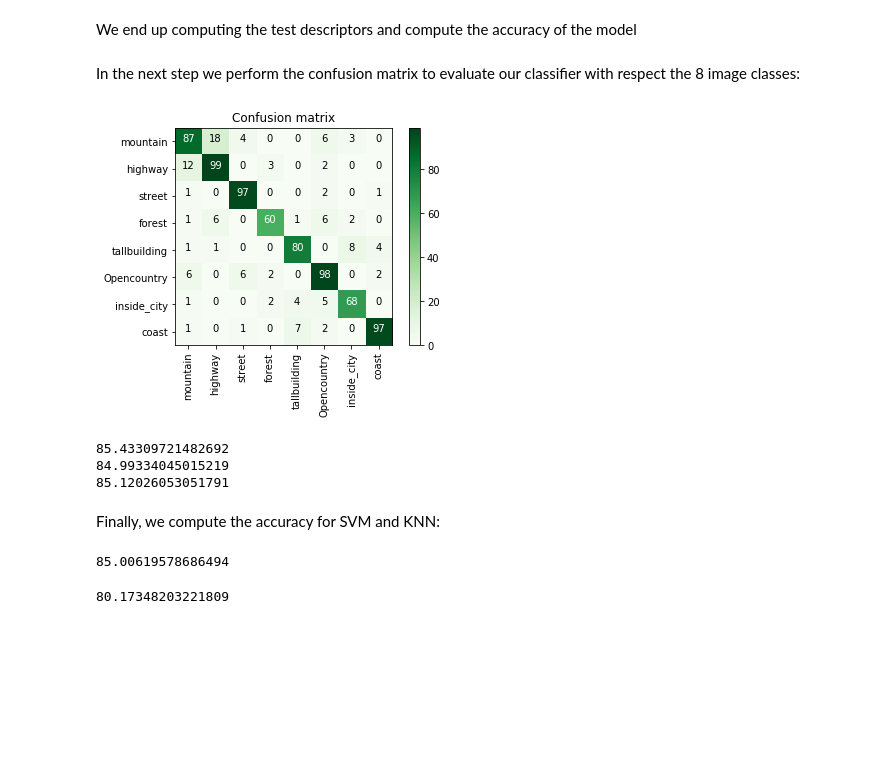
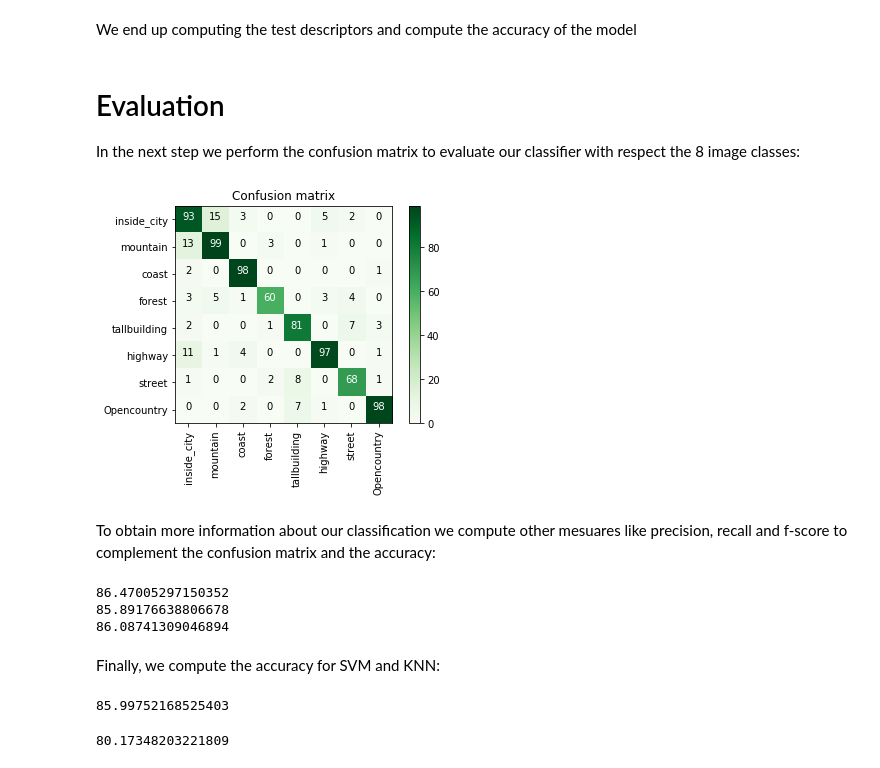
Before and after one commit to quimcomas/M3-project, a Jupyter notebook: BoVW/BagofVisualWords.ipynb, the cells around one changed output. Cells and saved outputs as stored; diff of their text form; code cells hidden in the pictures; blank space fills up the shorter version.

Commit message:
histogram fixed + kernels results

```diff
--- a/BoVW/BagofVisualWords.ipynb
+++ b/BoVW/BagofVisualWords.ipynb
@@ -208,21 +213,21 @@ In this step we add the SVM classifier to train our data. Before train our visua
 # %%
 #Choose the type of kernel (histogram by default):
 
-Kernel= 'rbf'
+Kernel= 'histogram'
 
 stdSlr= StandardScaler().fit(visual_words)
 scaled = stdSlr.transform(visual_words)
 start=time.time()
 if(Kernel=='linear'):
-    clf= svm.SVC(kernel='linear',C=1,gamma=0.002)
+    clf= svm.SVC(kernel='linear',C=0.01,gamma=0.002)
 if(Kernel=='rbf'):
     clf= svm.SVC(kernel='rbf',C=1,gamma=0.002)
 if(Kernel=='poly'):
-    clf= svm.SVC(kernel='poly',C=1,gamma=0.002)
+    clf= svm.SVC(kernel='poly',C=1,gamma=1)
 if(Kernel=='sigmoid'):
     clf= svm.SVC(kernel='sigmoid',C=1,gamma=0.002)
 if(Kernel=='histogram'):
-    clf= svm.SVC(kernel='precomputed',C=1)
+    clf= svm.SVC(kernel='precomputed',C=0.01)
 
 folds = list(skf.split(scaled, train_labels))
 for j, (train_idx, test_idx) in enumerate(folds):
@@ -238,8 +243,9 @@ for j, (train_idx, test_idx) in enumerate(folds):
     else:
         clf.fit(scaled_train,labels_train)
 
-    accuracy = 100*clf.score(scaled_valid, labels_valid)
-    print(accuracy)
+    if(Kernel!='histogram'):
+        accuracy = 100*clf.score(scaled_valid, labels_valid)
+        print(accuracy)
 end=time.time()
 print('Time: {}s.'.format(str(end-start)))
 # %% [output]
@@ -361,42 +364,44 @@ for i in range(len(test_images_filenames)):
     words=codebook.predict(des)
     visual_words_test[i,:]=np.bincount(words,minlength=k)
 # %% [markdown]
+<h1>Evaluation</h1>
+
 In the next step we perform the confusion matrix to evaluate our classifier with respect the 8 image classes:
 # %%
 classes = list(set(test_labels))
 
 if(Kernel== 'histogram'):
-    predict= histogram_intersection(stdSlr.transform(visual_words_test),scaled)
+    predict= histogram_intersection(stdSlr.transform(visual_words_test),scaled_train)
     predictions= clf.predict(predict)
 else:
     predictions= clf.predict(stdSlr.transform(visual_words_test))
 
 conf_matrix= confusion_matrix(test_labels,predictions)
 plt.figure()
 plt.imshow(conf_matrix, interpolation='nearest', cmap=plt.cm.Greens)
 plt.title('Confusion matrix')
 plt.colorbar()
 tick_marks = np.arange(len(classes))
 plt.xticks(tick_marks, classes, rotation=90)
 plt.yticks(tick_marks, classes)
 
 thresh = conf_matrix.max() / 2.
 for i, j in itertools.product(range(conf_matrix.shape[0]), range(conf_matrix.shape[1])):
     plt.text(j, i, conf_matrix[i, j],horizontalalignment="center",color="white" if conf_matrix[i, j] > thresh else "black")
 # %% [output]
-[figure, old version]
+[figure, new version]
+# %% [markdown]
+To obtain more information about our classification we compute other mesuares like precision, recall and f-score to complement the confusion matrix and the accuracy:
 # %%
-#Provisional: I'm trying to perform more evaluation metrics
-
 precision, recall, fscore, support= precision_recall_fscore_support(test_labels, predictions,average='macro')
 
 print (precision*100)
 print (recall*100)
 print (fscore*100)
 # %% [output]
-85.43309721482692
-84.99334045015219
-85.12026053051791
+86.47005297150352
+85.89176638806678
+86.08741309046894
 # %% [markdown]
 Finally, we compute the accuracy for SVM and KNN:
 # %%
@@ -406,7 +411,7 @@ else:
     accuracy_svm = 100*clf.score(stdSlr.transform(visual_words_test), test_labels)
 print(accuracy_svm)
 # %% [output]
-85.00619578686494
+85.99752168525403
 # %%
 accuracy_knn = 100*knn.score(visual_words_test, test_labels)
 print(accuracy_knn)
```
Also changed, not shown: parts of 6 cells of this notebook.
